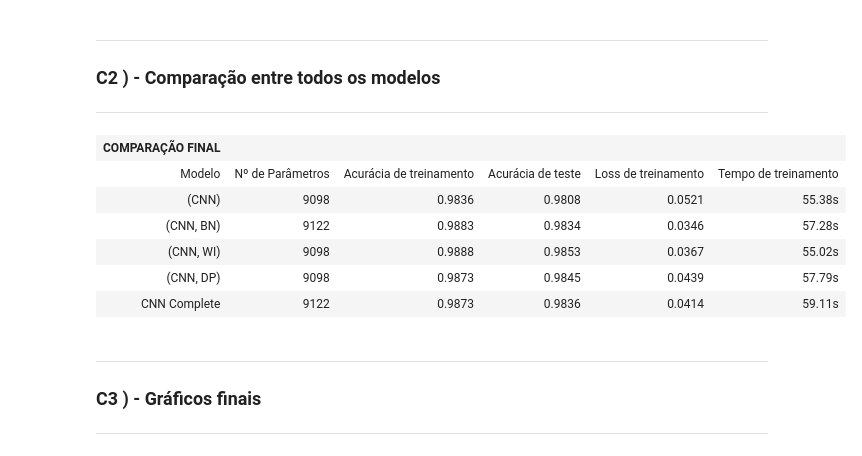
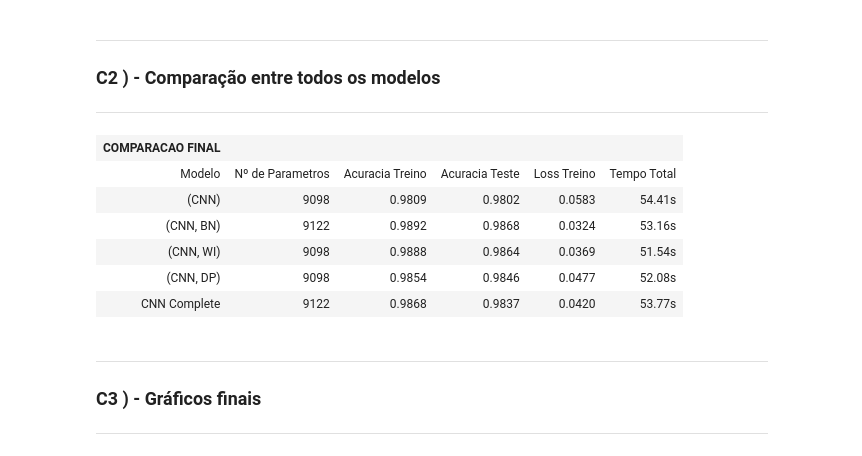
Before and after one commit to OfAndreS/StudyMachineLearning, a Jupyter notebook: Project_A2/a2.ipynb, the cells around one changed output. Cells and saved outputs as stored; diff of their text form; code cells hidden in the pictures.

```diff
--- a/Project_A2/a2.ipynb
+++ b/Project_A2/a2.ipynb
@@ -964,23 +1048,37 @@ eval_table(
 
 ---
 # %%
-finel_eval_table(
-    model_name="COMPARAÇÃO FINAL",
-    v1_1="Modelo", v1_2="Nº de Parâmetros", v1_3="Acurácia de treinamento", v1_4="Acurácia de teste", v1_5="Loss de treinamento", v1_6="Tempo de treinamento",
-    v2_1="(CNN)", v2_2=f"{sum(p.numel() for p in model.parameters())}", v2_3=f"{history_model['train_acc'][-1]:.4f}", v2_4=f"{history_model['test_acc'][-1]:.4f}", v2_5=f"{history_model['train_loss'][-1]:.4f}", v2_6=f"{np.sum(history_model['exec_time']):.2f}s",
-    v3_1="(CNN, BN)", v3_2=f"{sum(p.numel() for p in model_bn.parameters())}", v3_3=f"{history_model_bn['train_acc'][-1]:.4f}", v3_4=f"{history_model_bn['test_acc'][-1]:.4f}", v3_5=f"{history_model_bn['train_loss'][-1]:.4f}", v3_6=f"{np.sum(history_model_bn['exec_time']):.2f}s",
-    v4_1="(CNN, WI)", v4_2=f"{sum(p.numel() for p in model_wi.parameters())}", v4_3=f"{history_model_wi['train_acc'][-1]:.4f}", v4_4=f"{history_model_wi['test_acc'][-1]:.4f}", v4_5=f"{history_model_wi['train_loss'][-1]:.4f}", v4_6=f"{np.sum(history_model_wi['exec_time']):.2f}s",
-    v5_1="(CNN, DP)", v5_2=f"{sum(p.numel() for p in model_dp.parameters())}", v5_3=f"{history_model_dp['train_acc'][-1]:.4f}", v5_4=f"{history_model_dp['test_acc'][-1]:.4f}", v5_5=f"{history_model_dp['train_loss'][-1]:.4f}", v5_6=f"{np.sum(history_model_dp['exec_time']):.2f}s",
-    v6_1="CNN Complete", v6_2=f"{sum(p.numel() for p in model_complete.parameters())}", v6_3=f"{history_model_complete['train_acc'][-1]:.4f}", v6_4=f"{history_model_complete['test_acc'][-1]:.4f}", v6_5=f"{history_model_complete['train_loss'][-1]:.4f}", v6_6=f"{np.sum(history_model_complete['exec_time']):.2f}s"
-)
+models_info = [
+    ("(CNN)", model, history_model),
+    ("(CNN, BN)", model_bn, history_model_bn),
+    ("(CNN, WI)", model_wi, history_model_wi),
+    ("(CNN, DP)", model_dp, history_model_dp),
+    ("CNN Complete", model_complete, history_model_complete),
+]
+
+header = ["Modelo", "Nº de Parametros", "Acuracia Treino", "Acuracia Teste", "Loss Treino", "Tempo Total"]
+
+rows = [
+    [
+        name,
+        f"{sum(p.numel() for p in m.parameters())}",
+        f"{h['train_acc'][-1]:.4f}",
+        f"{h['test_acc'][-1]:.4f}",
+        f"{h['train_loss'][-1]:.4f}",
+        f"{np.sum(h['exec_time']):.2f}s"
+    ]
+    for name, m, h in models_info
+]
+
+table(title="COMPARACAO FINAL", data=np.array([header] + rows))
 # %% [output]
-| COMPARAÇÃO FINAL |  |  |  |  |  |
-| Modelo | Nº de Parâmetros | Acurácia de treinamento | Acurácia de teste | Loss de treinamento | Tempo de treinamento |
-| (CNN) | 9098 | 0.9836 | 0.9808 | 0.0521 | 55.38s |
-| (CNN, BN) | 9122 | 0.9883 | 0.9834 | 0.0346 | 57.28s |
-| (CNN, WI) | 9098 | 0.9888 | 0.9853 | 0.0367 | 55.02s |
-| (CNN, DP) | 9098 | 0.9873 | 0.9845 | 0.0439 | 57.79s |
-| CNN Complete | 9122 | 0.9873 | 0.9836 | 0.0414 | 59.11s |
+| COMPARACAO FINAL |  |  |  |  |  |
+| Modelo | Nº de Parametros | Acuracia Treino | Acuracia Teste | Loss Treino | Tempo Total |
+| (CNN) | 9098 | 0.9809 | 0.9802 | 0.0583 | 54.41s |
+| (CNN, BN) | 9122 | 0.9892 | 0.9868 | 0.0324 | 53.16s |
+| (CNN, WI) | 9098 | 0.9888 | 0.9864 | 0.0369 | 51.54s |
+| (CNN, DP) | 9098 | 0.9854 | 0.9846 | 0.0477 | 52.08s |
+| CNN Complete | 9122 | 0.9868 | 0.9837 | 0.0420 | 53.77s |
 # %% [markdown]
 ---
 
```
Also changed, not shown: parts of 18 cells of this notebook.
